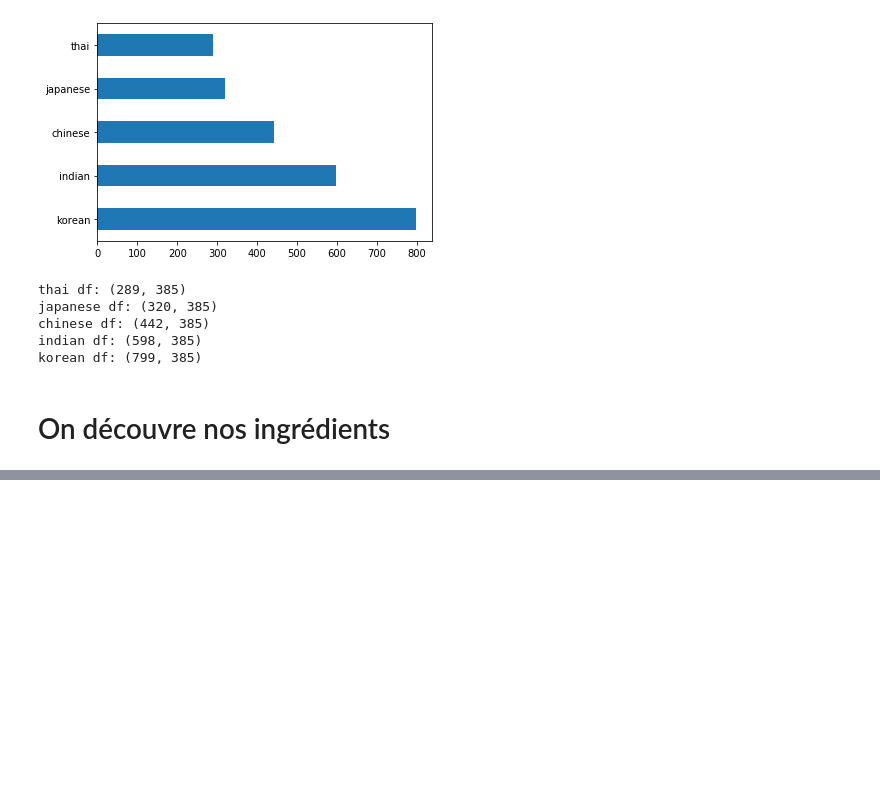
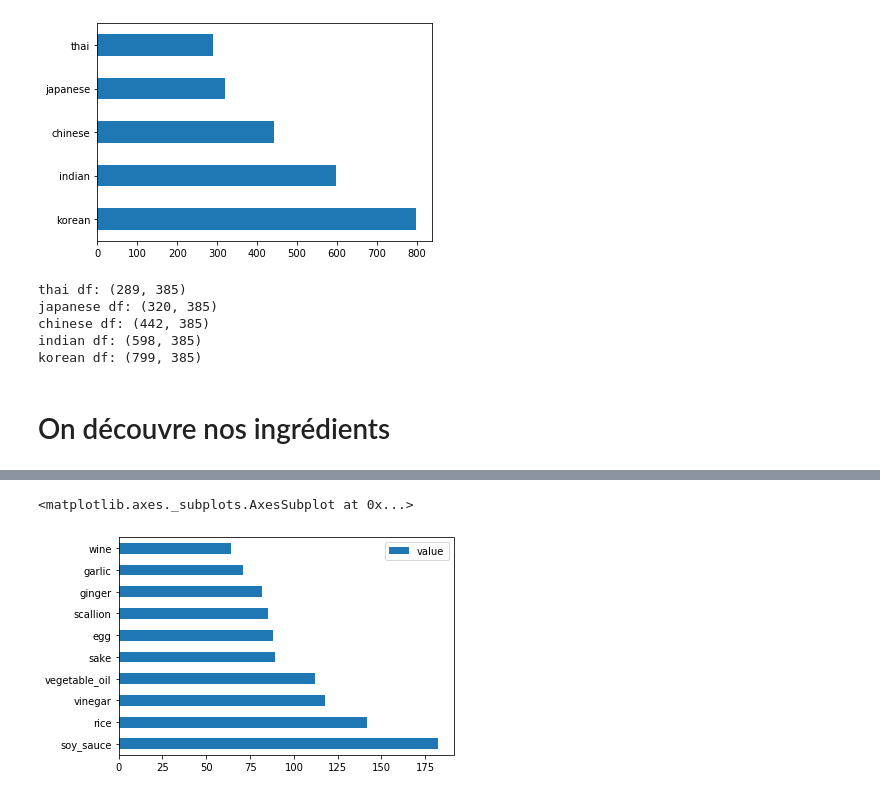
Before and after one commit to RudyLo/MIRCROSOFT_Intro_Machine_Learning, a Jupyter notebook: Part 4 - Introduction to Classification.ipynb, the cells around one changed output, grey strips where cells are left out. Saved outputs shown, nothing was run; the diff lists cells and outputs as text; code cells hidden in the pictures; blank space fills up the shorter version.

```diff
--- a/Part 4 - Introduction to Classification.ipynb
+++ b/Part 4 - Introduction to Classification.ipynb
@@ -80,0 +98,6 @@ korean df: (799, 385)
+# %%
+japanese_ingredient_df = create_ingredient_df(japanese_df)
+japanese_ingredient_df.head(10).plot.barh()
+# %% [output]
+<matplotlib.axes._subplots.AxesSubplot at 0x...>
+[figure, added]
```
Also changed, not shown: parts of 9 cells of this notebook.
